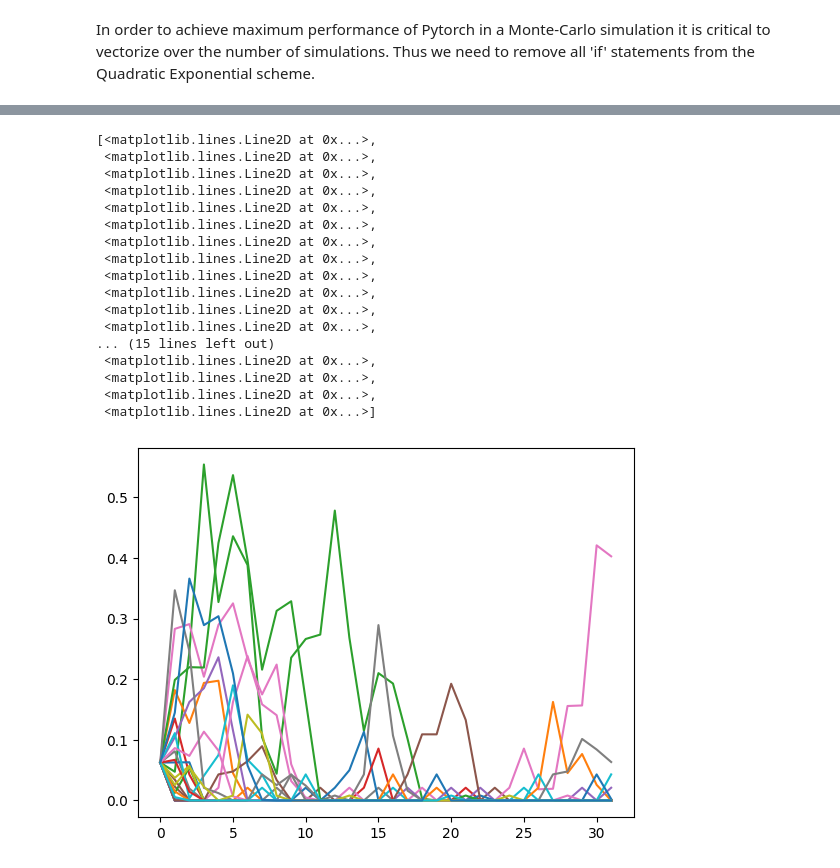
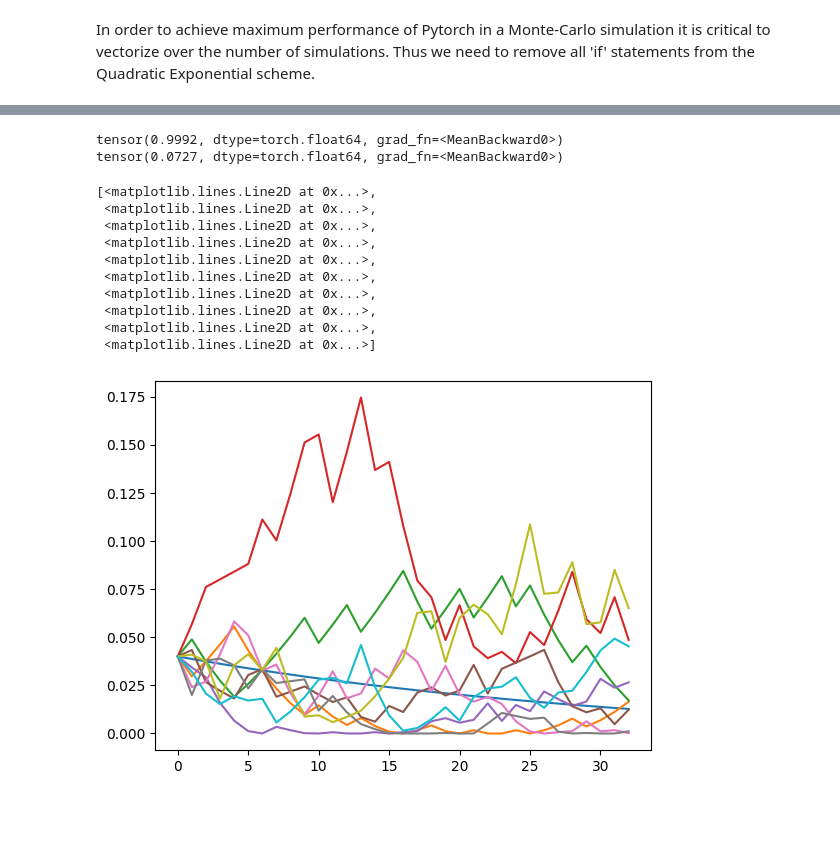
Before and after one commit to QuantAnalyticsTorch/quant_analytics_torch, a Jupyter notebook: docs/source/examples/HestonQuadraticExponentialSimulation.ipynb, the cells around one changed output, grey strips where cells are left out. Cells and saved outputs as stored; diff of their text form; code cells hidden in the pictures; blank space fills up the shorter version.

Commit message:
Added the simulation of the underlying

```diff
--- a/docs/source/examples/HestonQuadraticExponentialSimulation.ipynb
+++ b/docs/source/examples/HestonQuadraticExponentialSimulation.ipynb
@@ -20,6 +31,6 @@ dim = n_dt-1
 # %%
-V = torch.zeros([n_dt,paths])
+X = torch.zeros([paths])
+V = torch.zeros([n_dt+1,paths])
 Vt = torch.zeros([paths])
 Vt[:] = theta
 V[0] = theta
-Vt
@@ -31,8 +37,11 @@ tensor([0.0625, 0.0625, 0.0625, 0.0625, 0.0625, 0.0625, 0.0625, 0.0625, 0.0625,
 # %%
-sobol_engine =  torch.quasirandom.SobolEngine(dim)
-x = sobol_engine.draw(15)
+sobol_engine =  torch.quasirandom.SobolEngine(2*dim)
+x = sobol_engine.draw(1)
 # %%
 u = sobol_engine.draw(paths,dtype=torch.float64)
 # %%
 u = torch.transpose(u,0,1)
-u[0]
+# Random variable for the underlying
+u1 = u[:dim]
+# Random variables for the volatility
+u2 = u[dim:]
@@ -45,7 +49,7 @@ tensor([0.0625, 0.0938, 0.5938, 0.8438, 0.3438, 0.4688, 0.9688, 0.7188, 0.2188,
 from quant_analytics_torch.analytics.norminv import norminv
 from quant_analytics_torch.analytics import maxsoft
 # %%
-for i in range(n_dt-1):
+for i in range(n_dt):
     minusexpkappadt = torch.exp(-kappa*dt)
     m = theta+( Vt - theta) * minusexpkappadt
     s2 = ((Vt*eta**2) * minusexpkappadt/kappa)*(1-minusexpkappadt) + ( theta*eta**2)*((1-minusexpkappadt)**2)/(2*kappa)
@@ -55,14 +59,14 @@ for i in range(n_dt-1):
     #
     b2 = torch.maximum((2/phi)-1+2*(torch.sqrt(2/phi))*(torch.sqrt(torch.maximum(-1+2/phi, torch.tensor(0.)))),torch.tensor(0.))
     a = m/(1+b2)
-    z = norminv(u[i])
-    Vnew_1 = a*(z + b2**0.5)**2
+    z2 = norminv(u2[i])
+    Vnew_1 = a*(z2 + b2**0.5)**2
     #
     # Calulcate the upper branch
     #
     p = (phi-1)/(phi+1)
     beta = 2/(m+m*phi)
-    Vnew_2 = torch.log((1-p)/(1-u[i])) / beta
+    Vnew_2 = torch.log((1-p)/(1-u2[i])) / beta
     Vnew_2 = torch.maximum(Vnew_2, torch.tensor(0.))
     phiC = 1.5
     #
@@ -70,7 +74,13 @@ for i in range(n_dt-1):
     #
     p_1 = maxsoft.soft_heavy_side_hyperbolic(phiC-phi)
     q_1 = 1. - p_1
+    Vold = Vt
     Vt = p_1 * Vnew_1 + q_1 * Vnew_2
     V[i+1] = Vt
-V
+    #
+    # Update the underlying
+    #
+    z1 = norminv(u1[i])
+    X = X + K0 + K1*Vold + K2*Vt + (torch.sqrt(K3*Vold+K4*Vt))*z1
+V[:,0]
 # %% [output]
@@ -94,24 +92,26 @@ tensor([[6.2500e-02, 6.2500e-02, 6.2500e-02, 6.2500e-02, 6.2500e-02, 6.2500e-02,
+# %%
+S = torch.exp(X)
+Savg = torch.mean(S)
+Pavg = torch.mean(torch.maximum(S-1.,torch.tensor(0.)))
+print(Savg)
+print(Pavg)
+# %% [output]
+tensor(0.9992, dtype=torch.float64, grad_fn=<MeanBackward0>)
+tensor(0.0727, dtype=torch.float64, grad_fn=<MeanBackward0>)
 # %%
 import matplotlib
 from matplotlib import pyplot as plt
 # %%
-plt.plot(V.detach().numpy()[:,:])
+plt.plot(V.detach().numpy()[:,:10])
 # %% [output]
 [<matplotlib.lines.Line2D at 0x...>,
  <matplotlib.lines.Line2D at 0x...>,
  <matplotlib.lines.Line2D at 0x...>,
  <matplotlib.lines.Line2D at 0x...>,
  <matplotlib.lines.Line2D at 0x...>,
  <matplotlib.lines.Line2D at 0x...>,
  <matplotlib.lines.Line2D at 0x...>,
  <matplotlib.lines.Line2D at 0x...>,
  <matplotlib.lines.Line2D at 0x...>,
- <matplotlib.lines.Line2D at 0x...>,
- <matplotlib.lines.Line2D at 0x...>,
- <matplotlib.lines.Line2D at 0x...>,
-... (15 lines left out)
- <matplotlib.lines.Line2D at 0x...>,
- <matplotlib.lines.Line2D at 0x...>,
- <matplotlib.lines.Line2D at 0x...>,
  <matplotlib.lines.Line2D at 0x...>]
-[figure, old version]
+[figure, new version]
```
Also changed, not shown: parts of 7 cells of this notebook.
